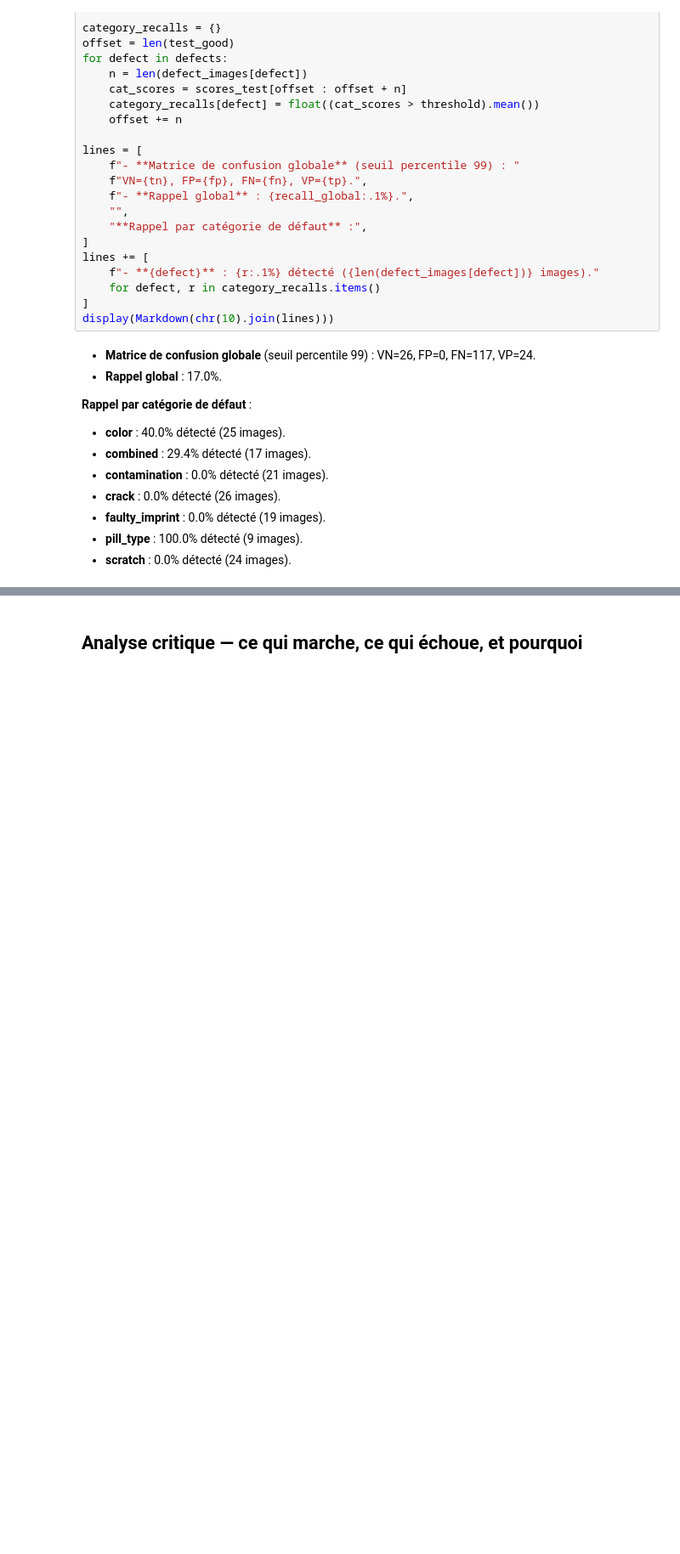
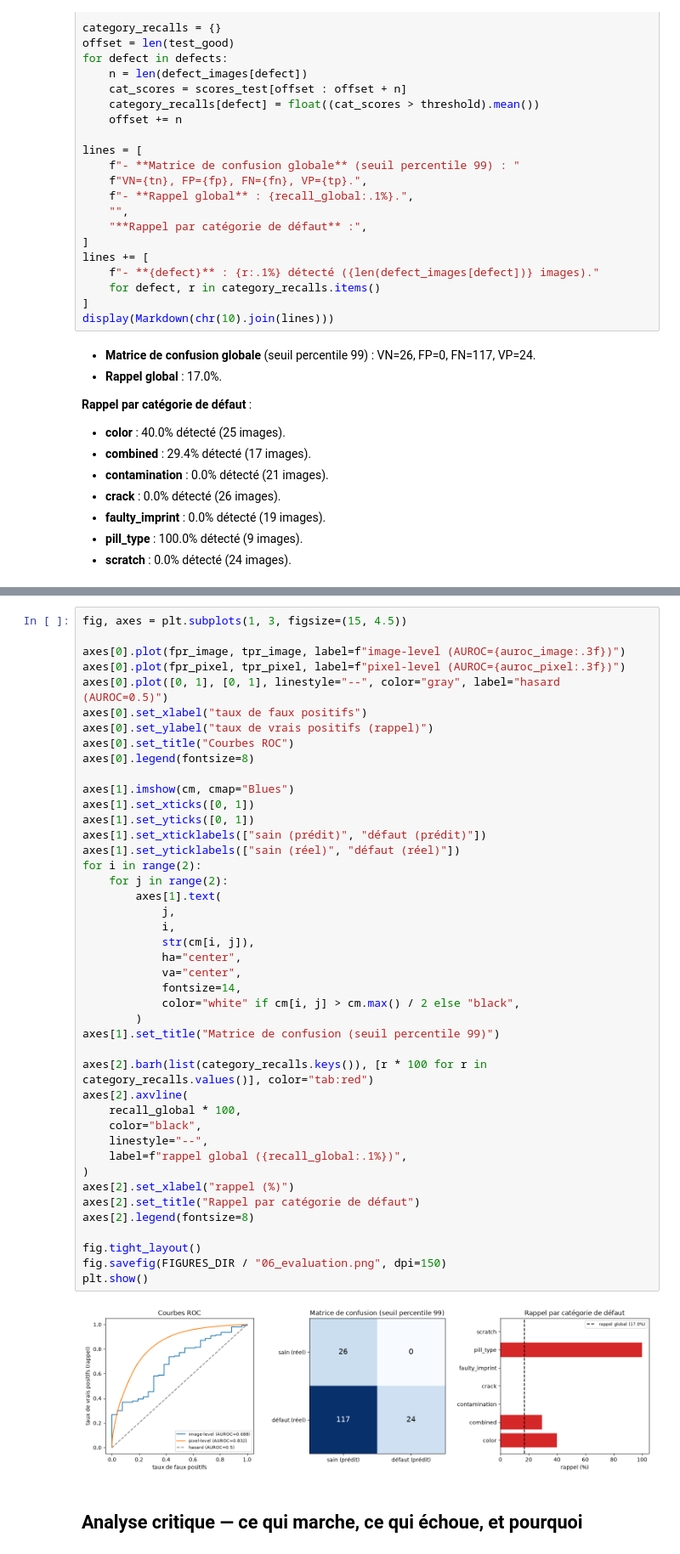
Before and after one commit to palauzet/AELION_Deep_Learning_IA, a Jupyter notebook: notebooks/06_heatmaps_evaluation.ipynb, the cells around one changed output, grey strips where cells are left out. Shown at 85% size. Cells and saved outputs as stored; diff of their text form; blank space fills up the shorter version.

```diff
--- a/notebooks/06_heatmaps_evaluation.ipynb
+++ b/notebooks/06_heatmaps_evaluation.ipynb
@@ -203,3 +293,48 @@ display(Markdown(chr(10).join(lines)))
+# %%
+fig, axes = plt.subplots(1, 3, figsize=(15, 4.5))
+
+axes[0].plot(fpr_image, tpr_image, label=f"image-level (AUROC={auroc_image:.3f})")
+axes[0].plot(fpr_pixel, tpr_pixel, label=f"pixel-level (AUROC={auroc_pixel:.3f})")
+axes[0].plot([0, 1], [0, 1], linestyle="--", color="gray", label="hasard (AUROC=0.5)")
+axes[0].set_xlabel("taux de faux positifs")
+axes[0].set_ylabel("taux de vrais positifs (rappel)")
+axes[0].set_title("Courbes ROC")
+axes[0].legend(fontsize=8)
+
+axes[1].imshow(cm, cmap="Blues")
+axes[1].set_xticks([0, 1])
+axes[1].set_yticks([0, 1])
+axes[1].set_xticklabels(["sain (prédit)", "défaut (prédit)"])
+axes[1].set_yticklabels(["sain (réel)", "défaut (réel)"])
+for i in range(2):
+    for j in range(2):
+        axes[1].text(
+            j,
+            i,
+            str(cm[i, j]),
+            ha="center",
+            va="center",
+            fontsize=14,
+            color="white" if cm[i, j] > cm.max() / 2 else "black",
+        )
+axes[1].set_title("Matrice de confusion (seuil percentile 99)")
+
+axes[2].barh(list(category_recalls.keys()), [r * 100 for r in category_recalls.values()], color="tab:red")
+axes[2].axvline(
+    recall_global * 100,
+    color="black",
+    linestyle="--",
+    label=f"rappel global ({recall_global:.1%})",
+)
+axes[2].set_xlabel("rappel (%)")
+axes[2].set_title("Rappel par catégorie de défaut")
+axes[2].legend(fontsize=8)
+
+fig.tight_layout()
+fig.savefig(FIGURES_DIR / "06_evaluation.png", dpi=150)
+plt.show()
+# %% [output]
+[figure, added]
 # %% [markdown]
 ## Analyse critique — ce qui marche, ce qui échoue, et pourquoi
 # %%
```
Also changed, not shown: parts of 7 cells of this notebook, 3 other files.
